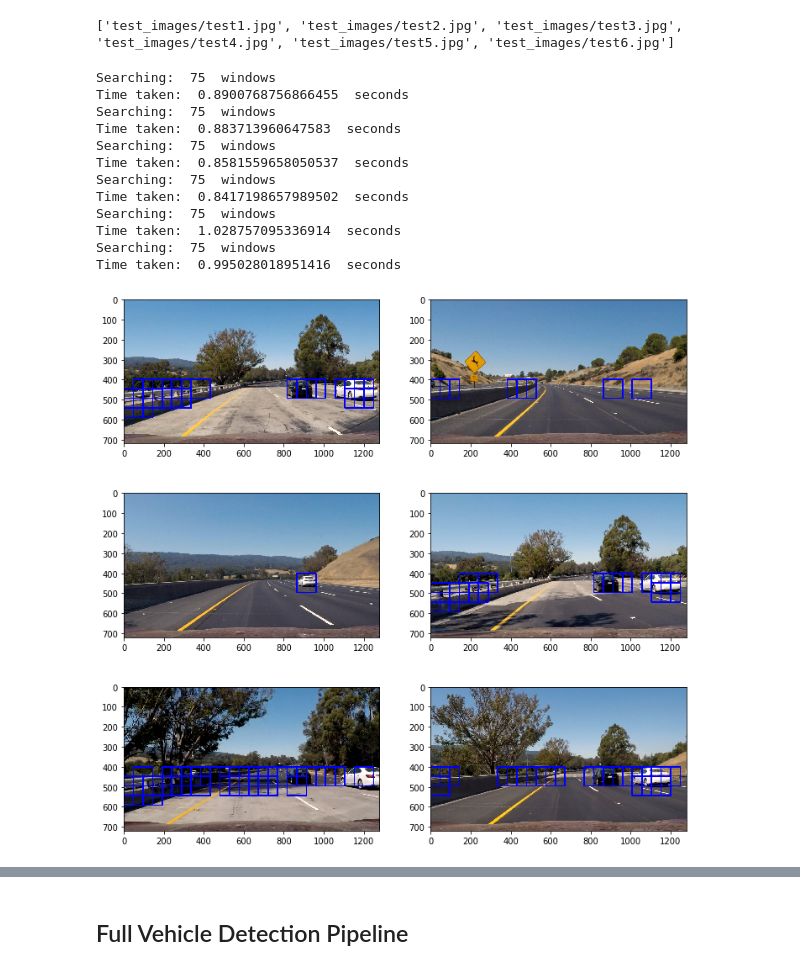
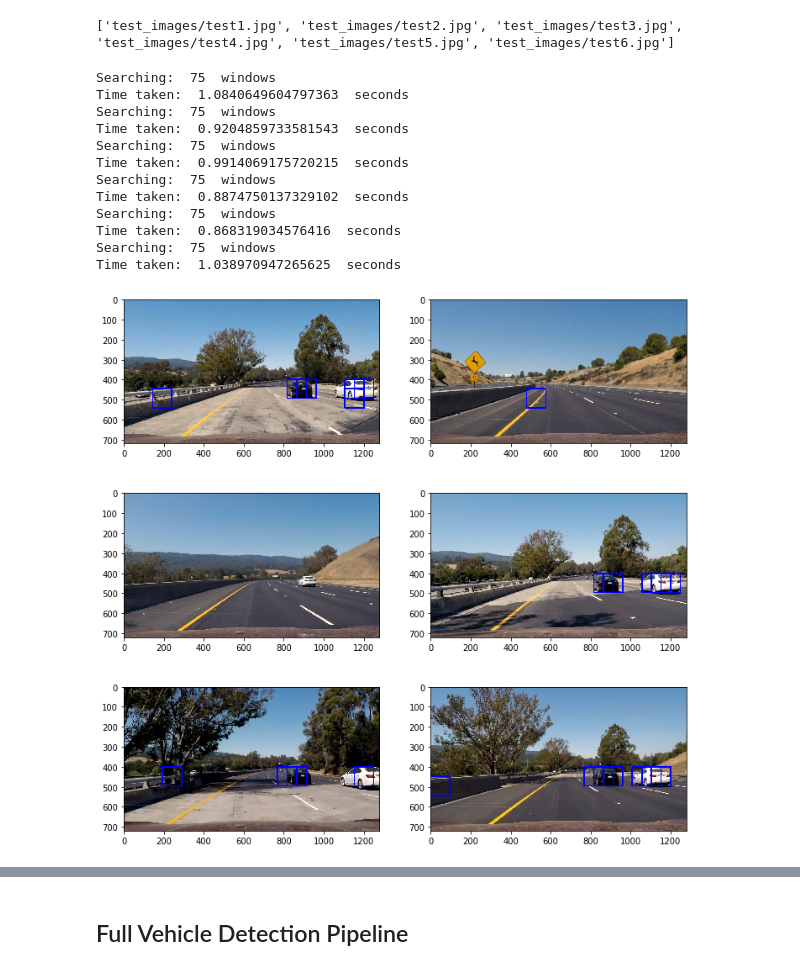
Before and after one commit to patrickcleeve/CarND-Term1-Vehicle-Detection-P5, a Jupyter notebook: CarND-Vehicle-Detection.ipynb, the cells around one changed output, grey strips where cells are left out. Cells and saved outputs as stored; diff of their text form; code cells hidden in the pictures.

```diff
--- a/CarND-Vehicle-Detection.ipynb
+++ b/CarND-Vehicle-Detection.ipynb
@@ -492,8 +492,8 @@ orient = 9              # Number of gradient orientations
 pix_per_cell = 8
 cell_per_block = 2
 hog_channel = "ALL"         # Can be 0, 1, 2, "ALL"
-spatial_size = (64, 64) # Spatial binning dimensions
-hist_bins = 64          # Number of histogram bins
+spatial_size = (32, 32) # Spatial binning dimensions
+hist_bins = 32          # Number of histogram bins
 spatial_feat = True     # Spatial features on or off
 hist_feat = True        # Histogram features on or off
 hog_feat = True         # HOG features on or off
@@ -569,7 +569,7 @@ svc = LinearSVC(C=1000)
 
 # Check training time for the SVC
 t = time.time()
-svc.fit(X_train, y_train)
+svc.fit(scaled_X_train, y_train)
 
 print("Time to train Linear SVC:  ", round(time.time() - t, 2), " seconds")
 
@@ -578,7 +578,7 @@ print("SVM Paramaters: ", svc.get_params())
 
 
 # Check score of SVC
-print("Test Accuracy of Linear SVC: ", round(svc.score(X_test, y_test), 4))
+print("Test Accuracy of Linear SVC: ", round(svc.score(scaled_X_test, y_test), 4))
 # %% [output]
 Started...
 Training full model on all  17760  examples
@@ -664,8 +664,8 @@ orient = 9              # Number of gradient orientations
 pix_per_cell = 8
 cell_per_block = 2
 hog_channel = "ALL"         # Can be 0, 1, 2, "ALL"
-spatial_size = (64, 64) # Spatial binning dimensions
-hist_bins = 64          # Number of histogram bins
+spatial_size = (32, 32) # Spatial binning dimensions
+hist_bins = 32          # Number of histogram bins
 spatial_feat = True     # Spatial features on or off
 hist_feat = True        # Histogram features on or off
 hog_feat = True         # HOG features on or off
@@ -688,40 +688,40 @@ for image_path in test_images:
     image = image.astype(np.float32)/255
     #print(np.min(image), np.max(image))
 
 
     windows = slide_window(image, x_start_stop=[None, None], y_start_stop=[ystart, ystop],
                     xy_window=(window_size, window_size), xy_overlap=(overlap, overlap))
 
     hot_windows = search_windows(image, windows, svc, X_scaler, color_space=color_space,
                                  spatial_size=spatial_size, hist_bins=hist_bins, orient=orient,
                                  pix_per_cell=pix_per_cell, cell_per_block=cell_per_block,
                                  hog_channel=hog_channel, spatial_feat=spatial_feat,
                                  hist_feat=hist_feat, hog_feat=hog_feat)
 
     window_image = draw_boxes(draw_image, hot_windows, color=(0, 0, 255), thick=6)
 
     images.append(window_image)
     titles.append("")
 
     print("Searching: ", len(windows), " windows")
     print("Time taken: ", time.time() - t1, " seconds")
 
 fig = plt.figure(figsize=(12, 12))
 visualize(fig, 3, 2, images, titles)
 # %% [output]
 Searching:  75  windows
-Time taken:  0.8900768756866455  seconds
+Time taken:  1.0840649604797363  seconds
 Searching:  75  windows
-Time taken:  0.883713960647583  seconds
+Time taken:  0.9204859733581543  seconds
 Searching:  75  windows
-Time taken:  0.8581559658050537  seconds
+Time taken:  0.9914069175720215  seconds
 Searching:  75  windows
-Time taken:  0.8417198657989502  seconds
+Time taken:  0.8874750137329102  seconds
 Searching:  75  windows
-Time taken:  1.028757095336914  seconds
+Time taken:  0.868319034576416  seconds
 Searching:  75  windows
-Time taken:  0.995028018951416  seconds
+Time taken:  1.038970947265625  seconds
-[figure, old version]
+[figure, new version]
 # %%
 # Helper function
 
```
Also changed, not shown: parts of 11 cells of this notebook, 1 other file.
